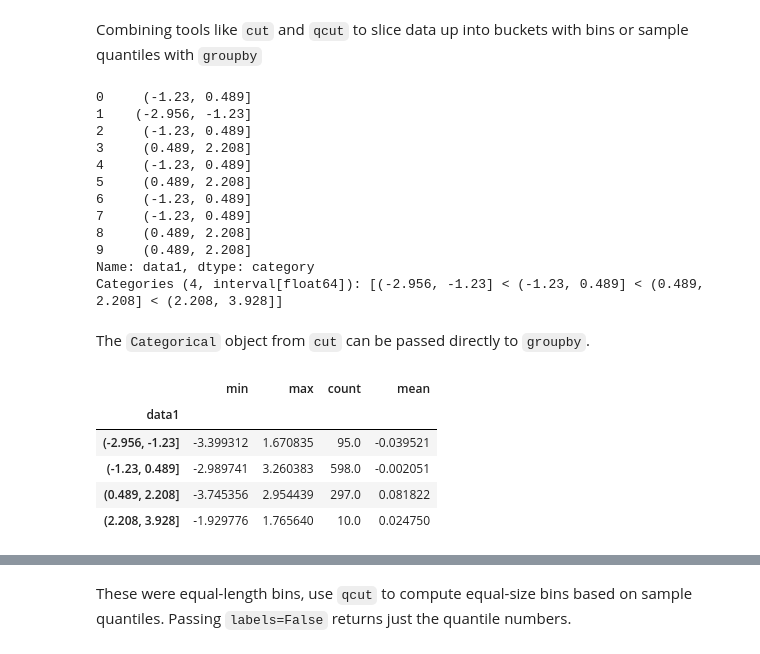
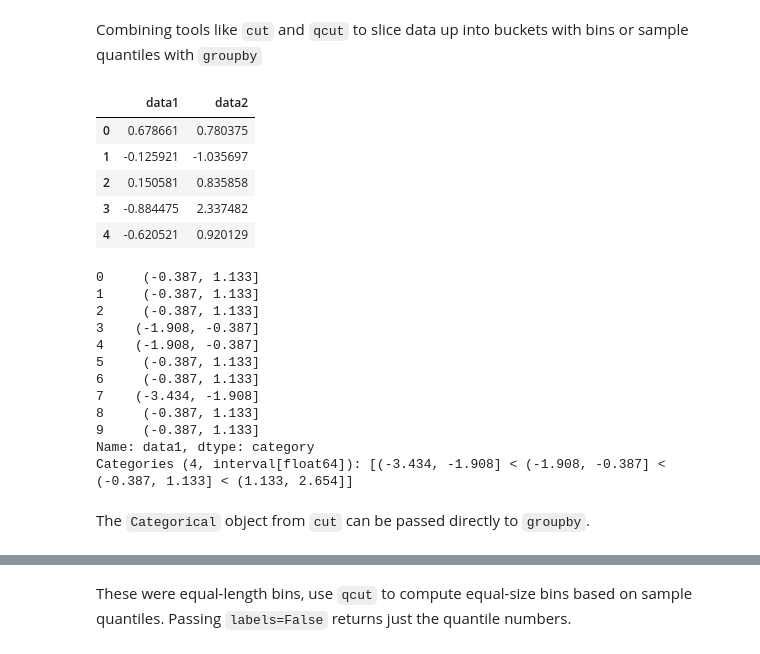
Before and after one commit to verku/pydata-book, a Jupyter notebook: ch10.ipynb, the cells around one changed output, grey strips where cells are left out. Drawn from its saved outputs; the diff is of its cells as text; code cells hidden in the pictures.

```diff
--- a/ch10.ipynb
+++ b/ch10.ipynb
@@ -687,33 +687,33 @@ Combining tools like `cut` and `qcut` to slice data up into buckets with bins or
 # %%
 frame = pd.DataFrame({'data1': np.random.randn(1000),
                       'data2': np.random.randn(1000)})
-quartiles = pd.cut(frame.data1, 4)
-quartiles[:10]
+frame.head()
 # %% [output]
-0     (-1.23, 0.489]
-1    (-2.956, -1.23]
-2     (-1.23, 0.489]
-3     (0.489, 2.208]
-4     (-1.23, 0.489]
-5     (0.489, 2.208]
-6     (-1.23, 0.489]
-7     (-1.23, 0.489]
-8     (0.489, 2.208]
-9     (0.489, 2.208]
-Name: data1, dtype: category
-Categories (4, interval[float64]): [(-2.956, -1.23] < (-1.23, 0.489] < (0.489, 2.208] < (2.208, 3.928]]
+|  | data1 | data2 |
+| 0 | 0.678661 | 0.780375 |
+| 1 | -0.125921 | -1.035697 |
+| 2 | 0.150581 | 0.835858 |
+| 3 | -0.884475 | 2.337482 |
+| 4 | -0.620521 | 0.920129 |
+# %%
+quartiles = pd.cut(frame.data1, 4)
+quartiles[:10]
+# %% [output]
+0     (-0.387, 1.133]
+1     (-0.387, 1.133]
+2     (-0.387, 1.133]
+3    (-1.908, -0.387]
+4    (-1.908, -0.387]
+5     (-0.387, 1.133]
+6     (-0.387, 1.133]
+7    (-3.434, -1.908]
+8     (-0.387, 1.133]
+9     (-0.387, 1.133]
+Name: data1, dtype: category
+Categories (4, interval[float64]): [(-3.434, -1.908] < (-1.908, -0.387] < (-0.387, 1.133] < (1.133, 2.654]]
 # %% [markdown]
 The `Categorical` object from `cut` can be passed directly to `groupby`.
 # %%
 def get_stats(group):
     return {'min': group.min(), 'max': group.max(),
             'count': group.count(), 'mean': group.mean()}
-grouped = frame.data2.groupby(quartiles)
-grouped.apply(get_stats).unstack()
-# %% [output]
-|  | min | max | count | mean |
-| data1 |  |  |  |  |
-| (-2.956, -1.23] | -3.399312 | 1.670835 | 95.0 | -0.039521 |
-| (-1.23, 0.489] | -2.989741 | 3.260383 | 598.0 | -0.002051 |
-| (0.489, 2.208] | -3.745356 | 2.954439 | 297.0 | 0.081822 |
-| (2.208, 3.928] | -1.929776 | 1.765640 | 10.0 | 0.024750 |
```
Also changed, not shown: parts of 18 cells of this notebook.
